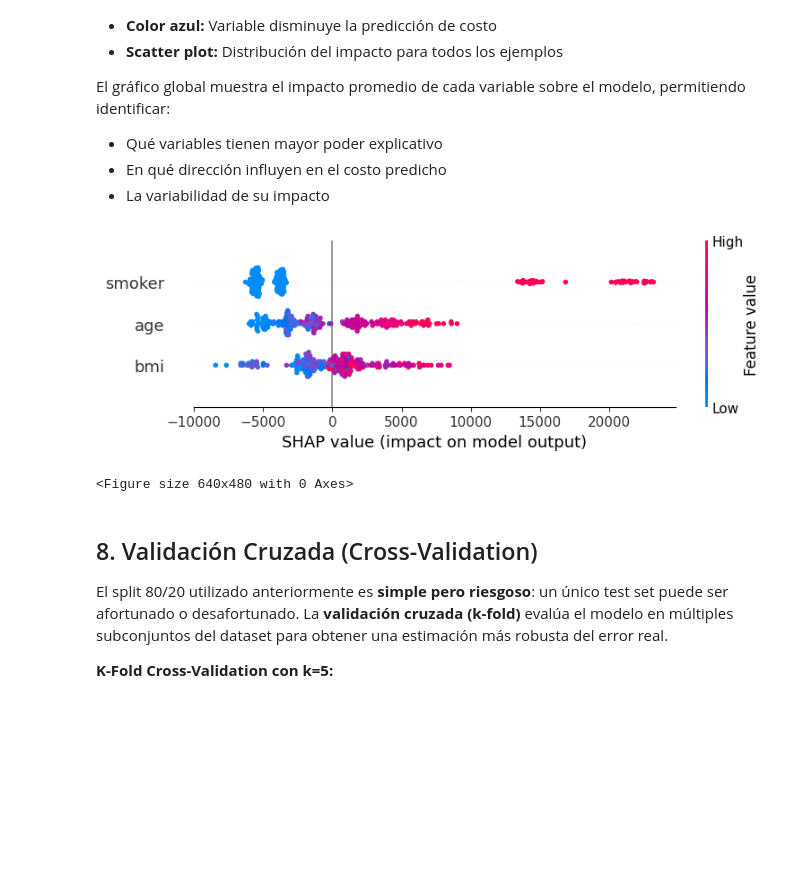
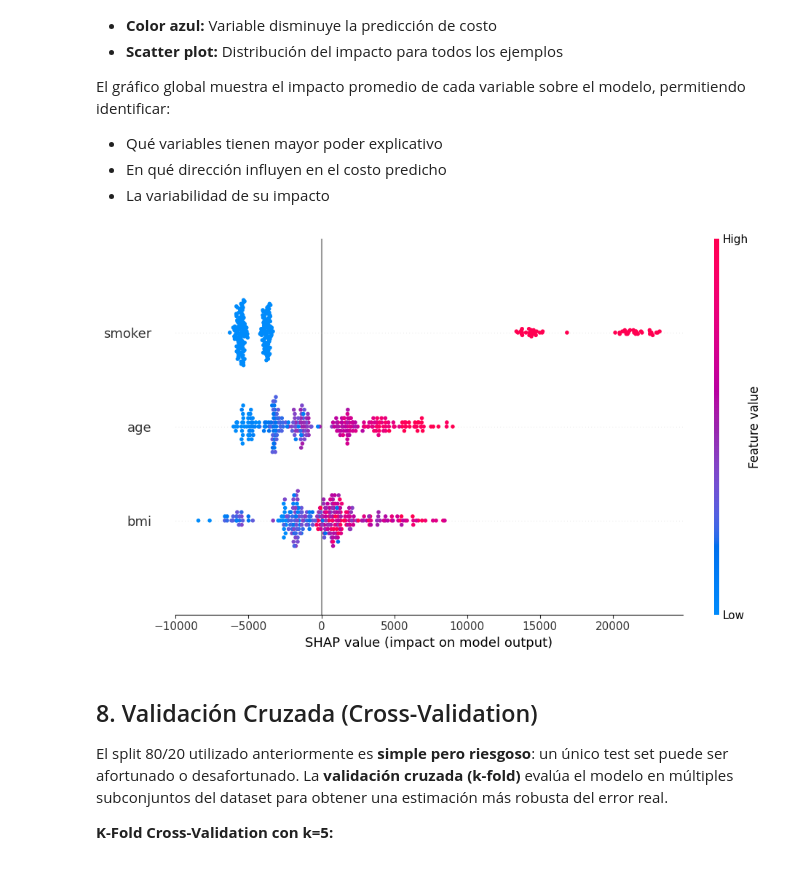
Before and after one commit to FelipeCH13/vortex-insurance-cost, a Jupyter notebook: src/notebooks/04_xgboost.ipynb, the cells around one changed output. Saved outputs shown, nothing was run; the diff lists cells and outputs as text; code cells hidden in the pictures; blank space fills up the shorter version.

Commit message:
Fix grafica shap values

```diff
--- a/src/notebooks/04_xgboost.ipynb
+++ b/src/notebooks/04_xgboost.ipynb
@@ -279,16 +279,17 @@ El gráfico global muestra el impacto promedio de cada variable sobre el modelo,
 # %%
 # Crear el explicador SHAP para el modelo XGBoost
 explainer = shap.TreeExplainer(model_tuned2)
 
 # Calcular los valores SHAP para el test set
 shap_values = explainer.shap_values(x_test)
 
 # Visualización global — impacto promedio de cada variable
-shap.summary_plot(shap_values, x_test)
-plt.savefig(IMAGES_PATH / "10_shap_values.png", dpi=100, bbox_inches='tight')
+shap.summary_plot(shap_values, x_test, show=False, plot_size=(10, 6))
+fig = plt.gcf()
+fig.savefig(IMAGES_PATH / "10_shap_values.png", dpi=100, bbox_inches='tight')
+plt.show()
 # %% [output]
-[figure, old version]
+[figure, new version]
-<Figure size 640x480 with 0 Axes>
 # %% [markdown]
 ## 8. Validación Cruzada (Cross-Validation)
 
```
Also changed, not shown: 1 other file.
